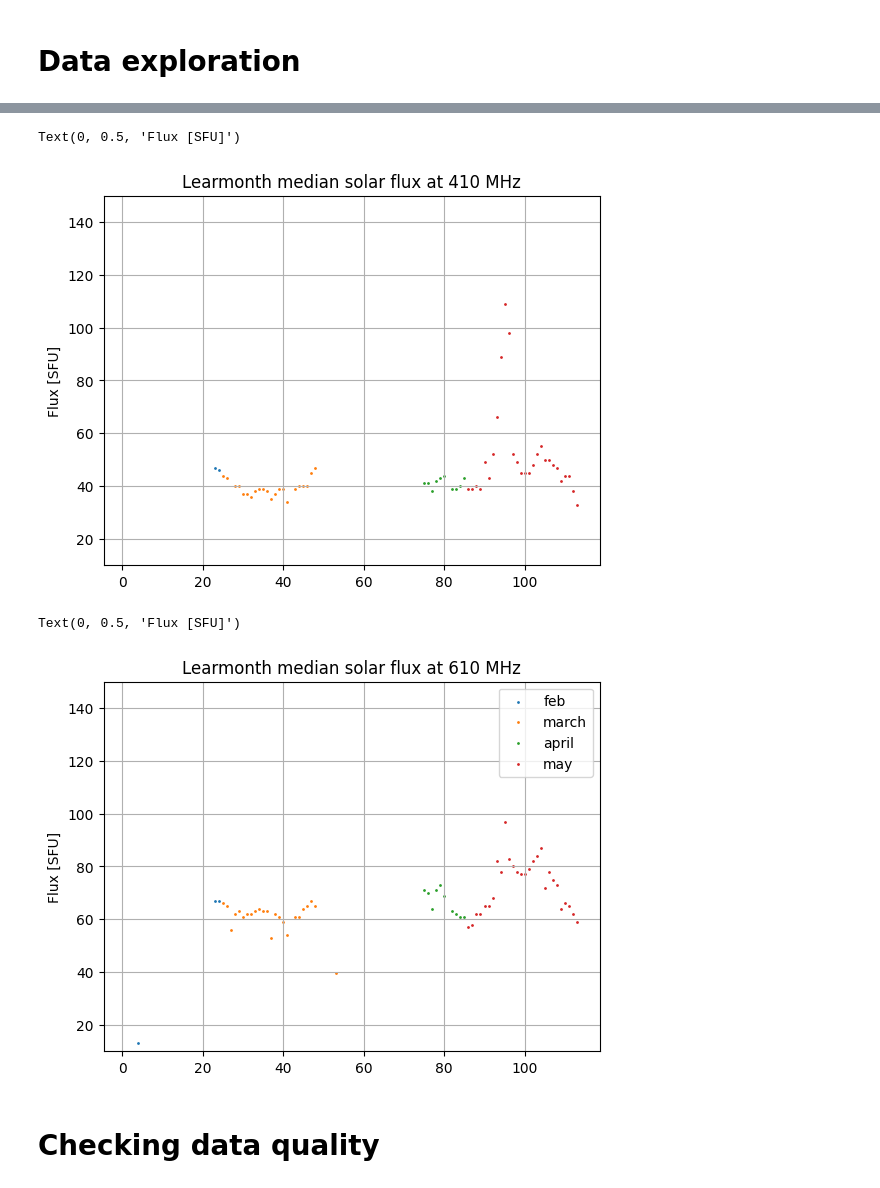
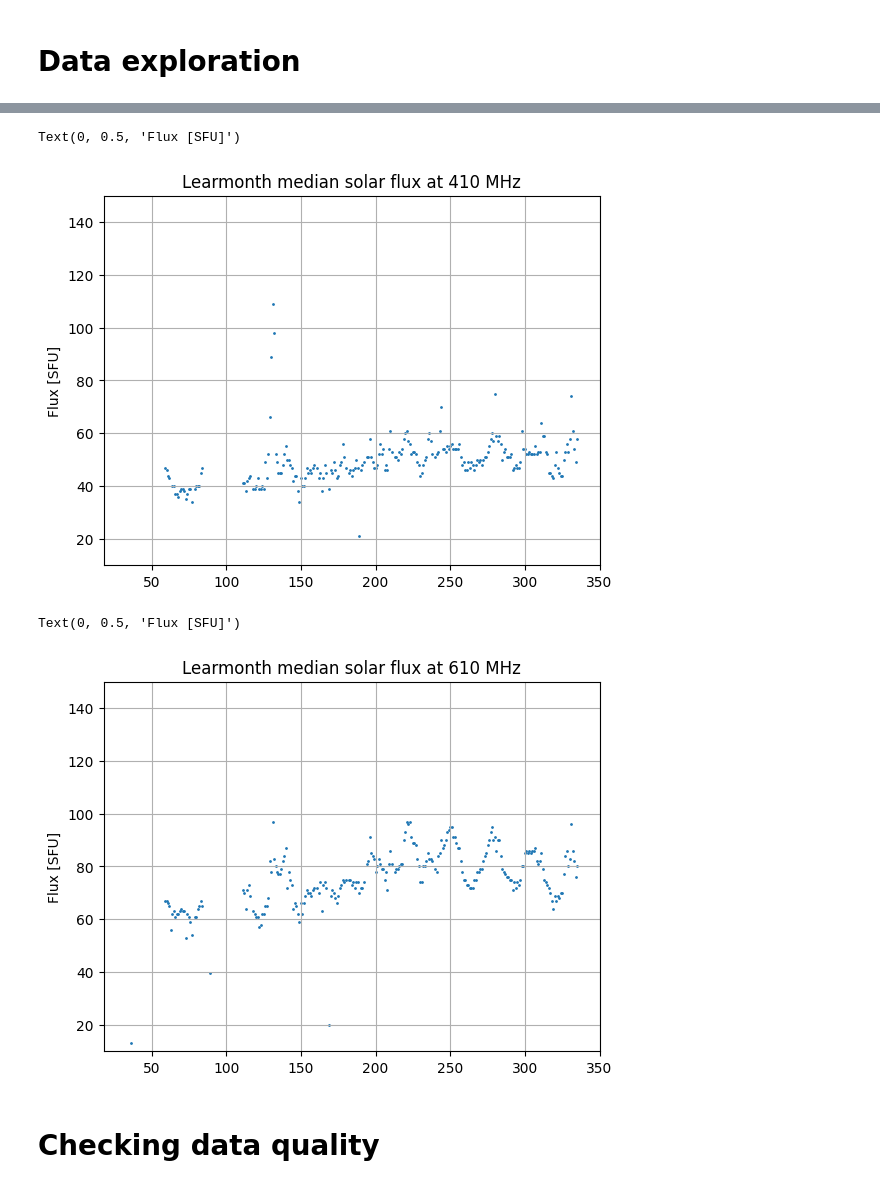
Before and after one commit to dbautista98/chime-reduction, a Jupyter notebook: learmonth_statistics.ipynb, the cells around one changed output, grey strips where cells are left out. Drawn from its saved outputs; the diff is of its cells as text; code cells hidden in the pictures.

```diff
--- a/learmonth_statistics.ipynb
+++ b/learmonth_statistics.ipynb
@@ -16,5 +22,5 @@ may = glob.glob("/users/dbautist/CHIME_landing_directory/learmonthData/*2405*SRD
 # %%
-day_path = mar[0]
+day_path = month_dict['11'][0]
 df = load_Learmonth_data(day_path)
 # %% [markdown]
 # Data exploration
@@ -34,0 +42,4 @@ plt.savefig("/users/dbautist/CHIME_landing_directory/confluence/LSO_example_plot
+# %%
+date_str = os.path.basename(day_path)[1:-4]
+time_UTC = datetime.strptime(date_str, "%y%m%d")
+int(time_UTC.strftime("%j"))
@@ -35,3 +48,8 @@ plt.savefig("/users/dbautist/CHIME_landing_directory/confluence/LSO_example_plot
+# %%
+def get_day_number(filepath):
+    date_str = os.path.basename(filepath)[1:-4]
+    time_UTC = datetime.strptime(date_str, "%y%m%d")
+    return int(time_UTC.strftime("%j"))
 # %%
 def loop_bool(df):
     check_median = (not np.isnan(np.nanmedian(df["410"]))) and np.nanmedian(df["410"]) != 0 and np.nanmedian(df["410"]) != 1 and np.nanmedian(df["410"]) > 0
@@ -94,0 +58,25 @@ for i in trange(len(may)):
+# %%
+tolerance = 10
+n_hours = 4
+sec_per_hr = 3600
+
+sufficient_data = []
+insufficient_data = []
+
+days_list = []
+list_410 = []
+list_610 = []
+
+for month in months:
+    print("month:", month)
+    for i in trange(len(month_dict[month])):
+        this_path = month_dict[month][i]
+        df = load_Learmonth_data(this_path)
+        sun_track = reduce_learmonth_data(df, tolerance=tolerance, key="410")
+        if loop_bool(df):
+            sufficient_data.append(this_path)
+        else:
+            insufficient_data.append(this_path)
+        list_410.append(np.nanmedian(df["410"]))
+        list_610.append(np.nanmedian(df["610"]))
+        days_list.append(get_day_number(this_path))
@@ -95,30 +88,29 @@ for i in trange(len(may)):
 # %%
 plt.figure()
-plt.scatter(np.arange(len(feb_410)), feb_410, s=1)
-plt.scatter(np.arange(len(mar_410)) + len(feb_410), mar_410, s=1)
-plt.scatter(np.arange(len(apr_410)) + len(feb_410) + len(mar_410), apr_410, s=1)
-plt.scatter(np.arange(len(may_410)) + len(feb_410) + len(mar_410) + len(apr_410), may_410, s=1)
+plt.scatter(days_list, list_410, s=1)
+# plt.scatter(np.arange(len(mar_410)) + len(feb_410), mar_410, s=1)
+# plt.scatter(np.arange(len(apr_410)) + len(feb_410) + len(mar_410), apr_410, s=1)
+# plt.scatter(np.arange(len(may_410)) + len(feb_410) + len(mar_410) + len(apr_410), may_410, s=1)
 plt.ylim(10, 150)
 plt.grid()
 plt.title("Learmonth median solar flux at 410 MHz")
 plt.ylabel("Flux [SFU]")
 # %% [output]
 Text(0, 0.5, 'Flux [SFU]')
-[figure, old version]
+[figure, new version]
 # %%
 plt.figure()
-plt.scatter(np.arange(len(feb_610)), feb_610, s=1, label="feb")
-plt.scatter(np.arange(len(mar_610)) + len(feb_610), mar_610, s=1, label="march")
-plt.scatter(np.arange(len(apr_610)) + len(feb_610) + len(mar_610), apr_610, s=1, label="april")
-plt.scatter(np.arange(len(may_610)) + len(feb_610) + len(mar_610) + len(apr_610), may_610, s=1, label="may")
+plt.scatter(days_list, list_610, s=1)
+# plt.scatter(np.arange(len(mar_410)) + len(feb_410), mar_410, s=1)
+# plt.scatter(np.arange(len(apr_410)) + len(feb_410) + len(mar_410), apr_410, s=1)
+# plt.scatter(np.arange(len(may_410)) + len(feb_410) + len(mar_410) + len(apr_410), may_410, s=1)
 plt.ylim(10, 150)
-plt.legend()
 plt.grid()
 plt.title("Learmonth median solar flux at 610 MHz")
 plt.ylabel("Flux [SFU]")
 # %% [output]
 Text(0, 0.5, 'Flux [SFU]')
-[figure, old version]
+[figure, new version]
 # %% [markdown]
 # Checking data quality
 # %%
```
Also changed, not shown: parts of 7 cells of this notebook, 1 other file.
